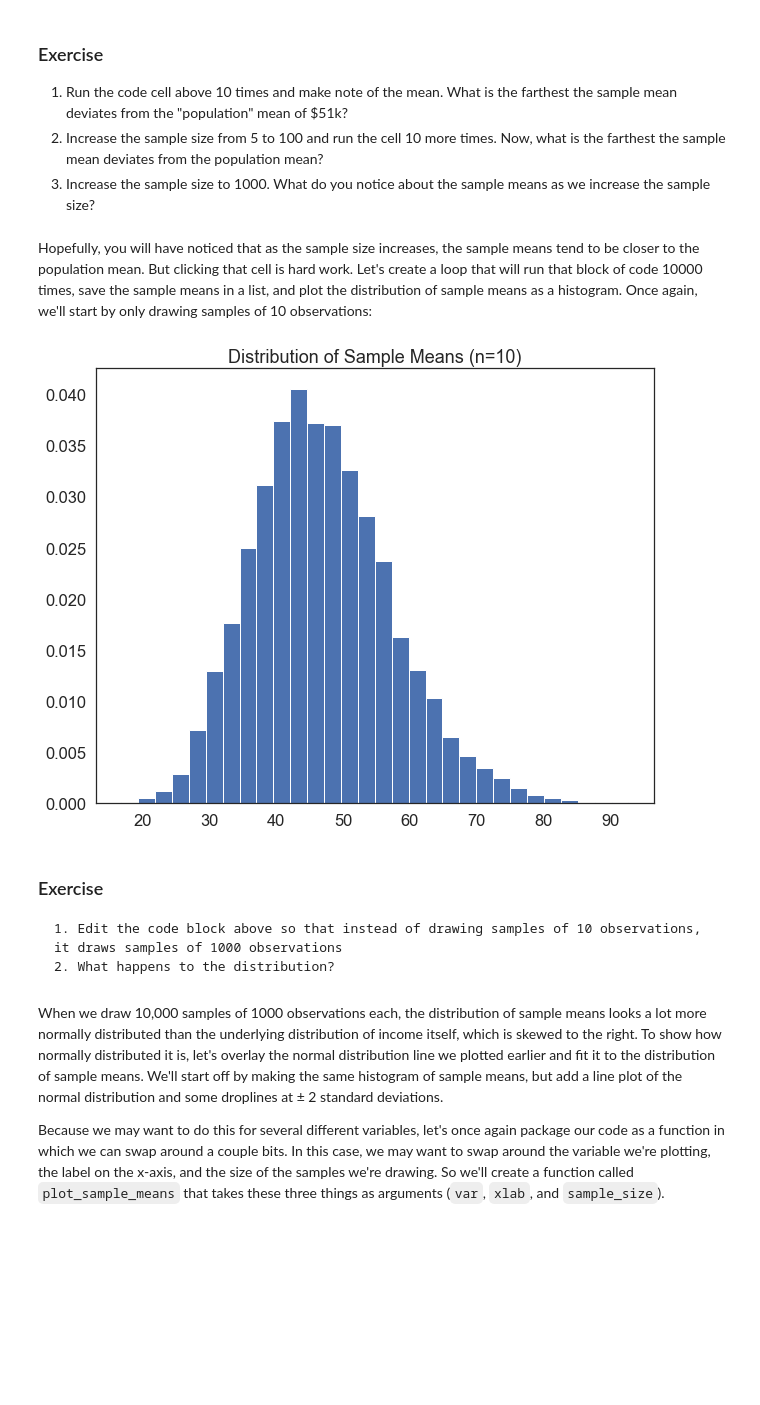
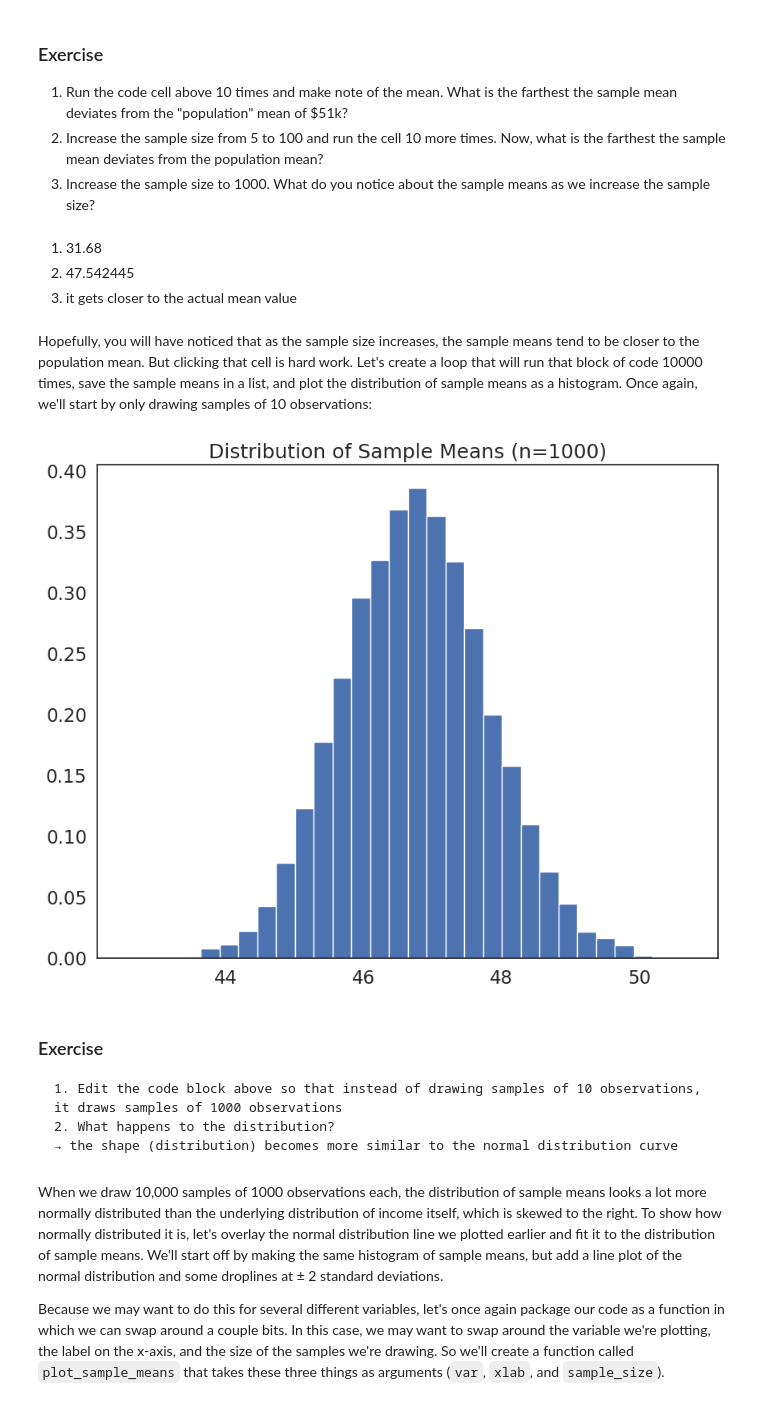
Before and after one commit to mizukihiruma/QM2, a Jupyter notebook: notebooks/W05. Distributions and Basic Statistics.ipynb, the cells around one changed output. Cells and saved outputs as stored; diff of their text form; code cells hidden in the pictures; blank space fills up the shorter version.

```diff
--- a/notebooks/W05. Distributions and Basic Statistics.ipynb
+++ b/notebooks/W05. Distributions and Basic Statistics.ipynb
@@ -401,29 +401,34 @@ Mean: 48.39658899999999
 1. Run the code cell above 10 times and make note of the mean. What is the farthest the sample mean deviates from the "population" mean of $51k?
 2. Increase the sample size from 5 to 100 and run the cell 10 more times. Now, what is the farthest the sample mean deviates from the population mean?
 3. Increase the sample size to 1000. What do you notice about the sample means as we increase the sample size?
+# %% [markdown]
+1. 31.68
+2. 47.542445
+3. it gets closer to the actual mean value
 # %% [markdown]
 Hopefully, you will have noticed that as the sample size increases, the sample means tend to be closer to the population mean. But clicking that cell is hard work. Let's create a loop that will run that block of code 10000 times, save the sample means in a list, and plot the distribution of sample means as a histogram. Once again, we'll start by only drawing samples of 10 observations:
 # %%
 #create an empty list to store sample means
 sample_means=[]
 
-sample_size=10
+sample_size=1000
 # loop 10,000 times.
 for i in range(0,10000):
     sample= df['income'].sample(sample_size, replace=True) # draw a sample of 10 observations from the income variable, with replacement
     sample_mean=sample.mean() # calculate the mean of the sample
     sample_means.append(sample_mean) # append the sample mean to the list of sample means
 
 plt.hist(sample_means, bins=30, edgecolor='white', density=True) # plot a histogram of the sample means
 plt.title('Distribution of Sample Means (n={})'.format(sample_size)) # add a title
 plt.show()
 # %% [output]
-[figure, old version]
+[figure, new version]
 # %% [markdown]
 ### Exercise
 
     1. Edit the code block above so that instead of drawing samples of 10 observations, it draws samples of 1000 observations
     2. What happens to the distribution?
+    → the shape (distribution) becomes more similar to the normal distribution curve
 # %% [markdown]
 When we draw 10,000 samples of 1000 observations each, the distribution of sample means looks a lot more normally distributed than the underlying distribution of income itself, which is skewed to the right. To show how normally distributed it is, let's overlay the normal distribution line we plotted earlier and fit it to the distribution of sample means. We'll start off by making the same histogram of sample means, but add a line plot of the normal distribution and some droplines at ± 2 standard deviations.
 
```
Also changed, not shown: parts of 9 cells of this notebook.
